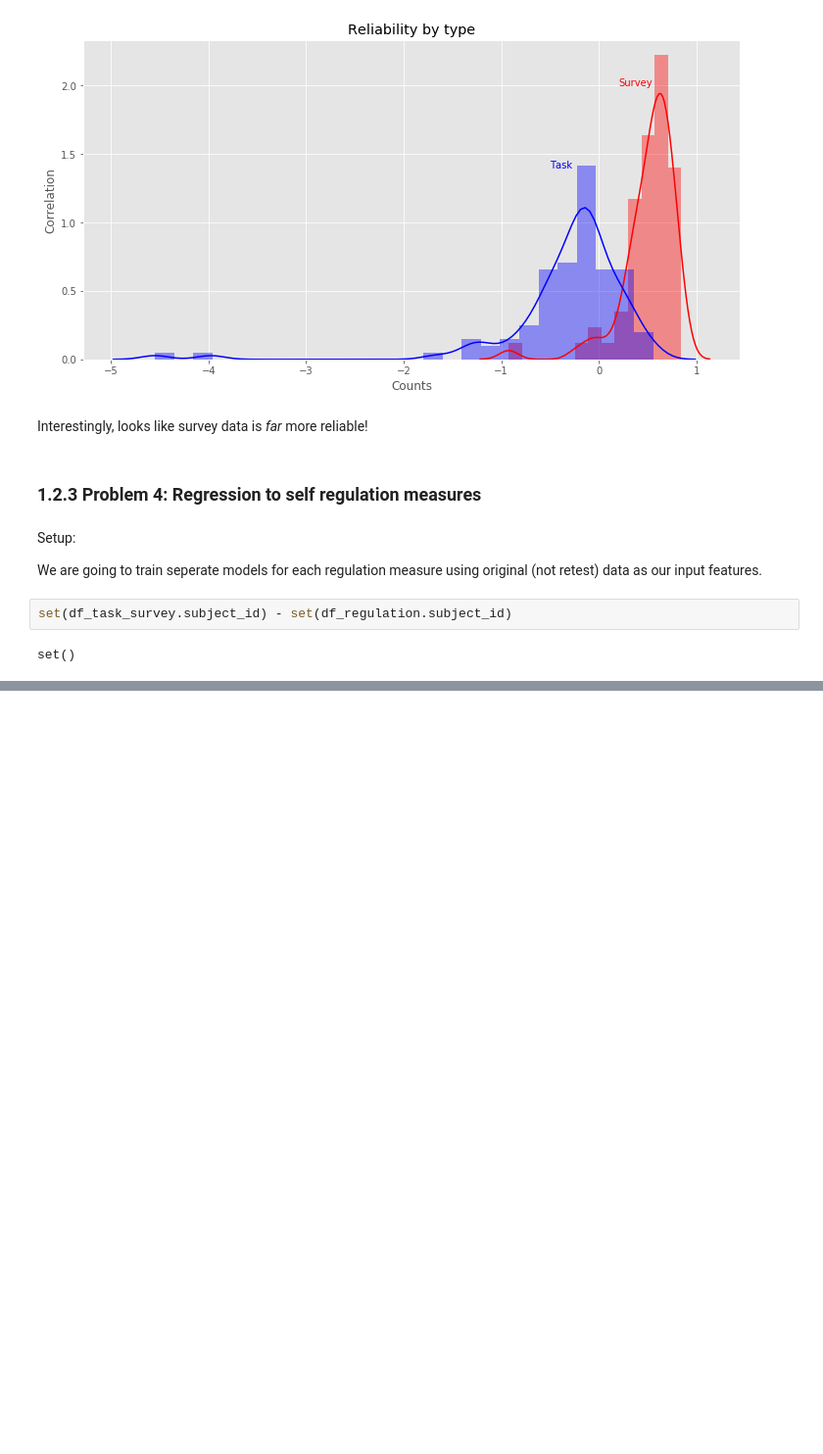
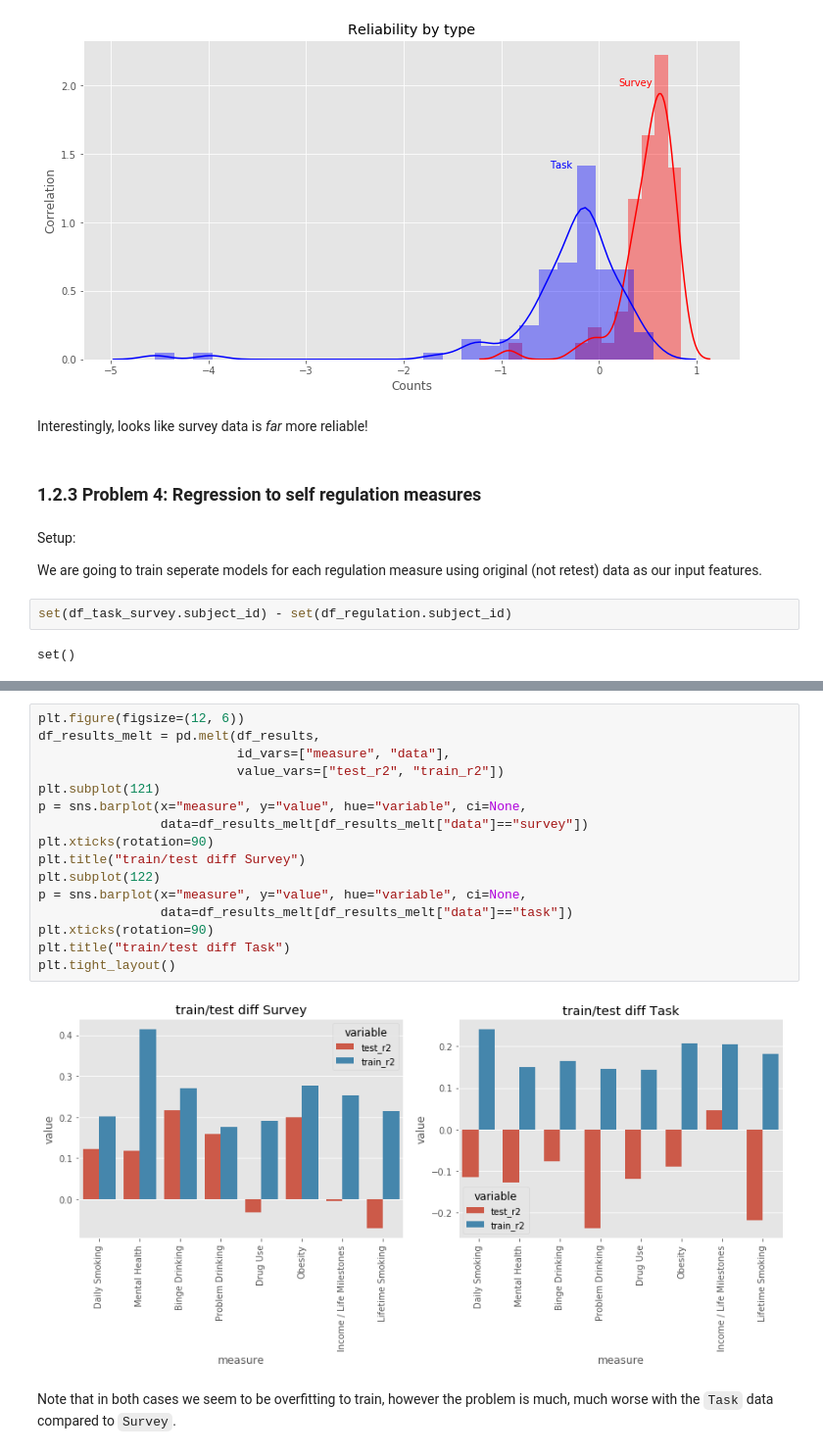
Before and after one commit to benpeloquin7/psych253, a Jupyter notebook: HW/hw2/hw2.ipynb, the cells around one changed output, grey strips where cells are left out. Shown at 98% size. Saved outputs shown, nothing was run; the diff lists cells and outputs as text; blank space fills up the shorter version.

```diff
--- a/HW/hw2/hw2.ipynb
+++ b/HW/hw2/hw2.ipynb
@@ -646,0 +702,20 @@ for i, (reg_measure, y) in enumerate(ys.items()):
+# %%
+plt.figure(figsize=(12, 6))
+df_results_melt = pd.melt(df_results,
+                          id_vars=["measure", "data"],
+                          value_vars=["test_r2", "train_r2"])
+plt.subplot(121)
+p = sns.barplot(x="measure", y="value", hue="variable", ci=None,
+                data=df_results_melt[df_results_melt["data"]=="survey"])
+plt.xticks(rotation=90)
+plt.title("train/test diff Survey")
+plt.subplot(122)
+p = sns.barplot(x="measure", y="value", hue="variable", ci=None,
+                data=df_results_melt[df_results_melt["data"]=="task"])
+plt.xticks(rotation=90)
+plt.title("train/test diff Task")
+plt.tight_layout()
+# %% [output]
+[figure, added]
+# %% [markdown]
+Note that in both cases we seem to be overfitting to train, however the problem is much, much worse with the `Task` data compared to `Survey`.
```
Also changed, not shown: parts of 18 cells of this notebook.
